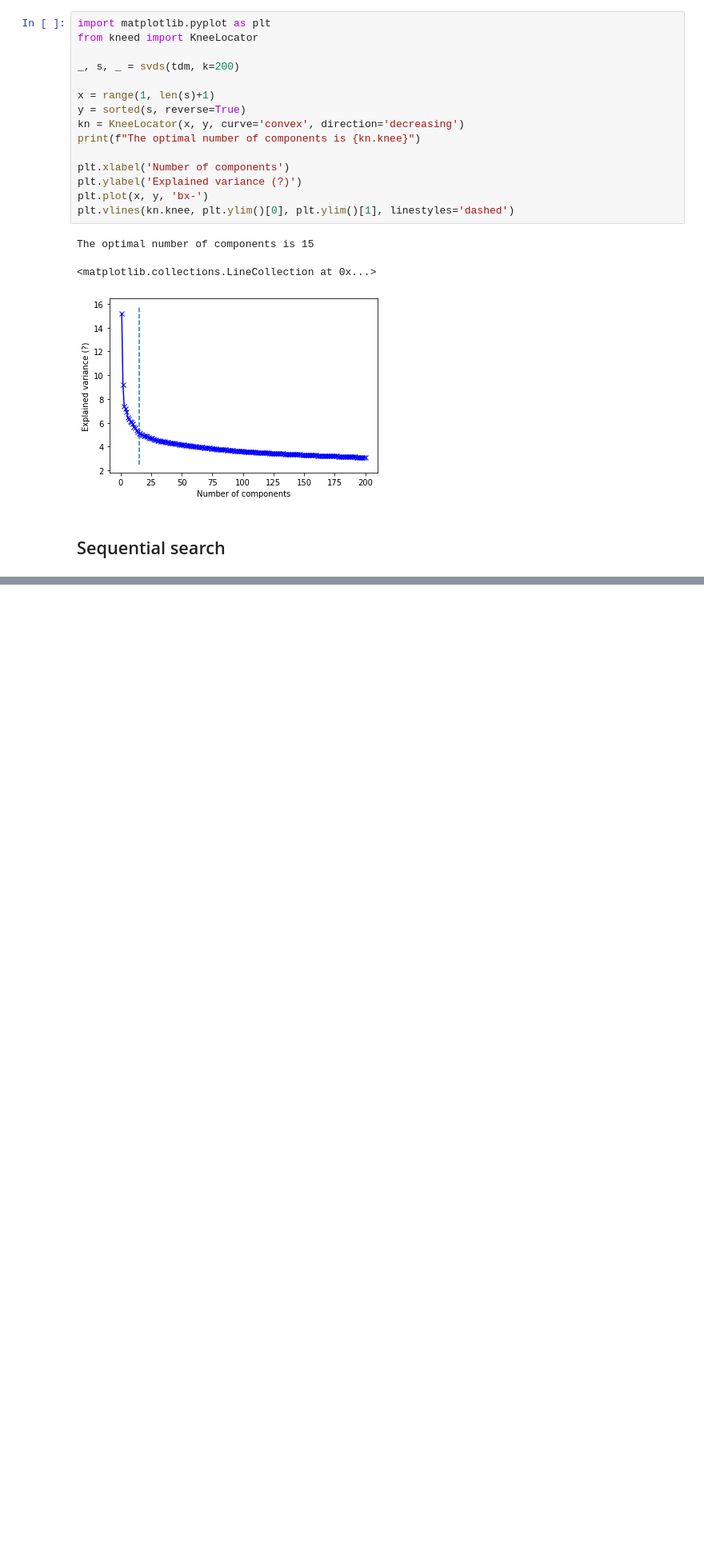
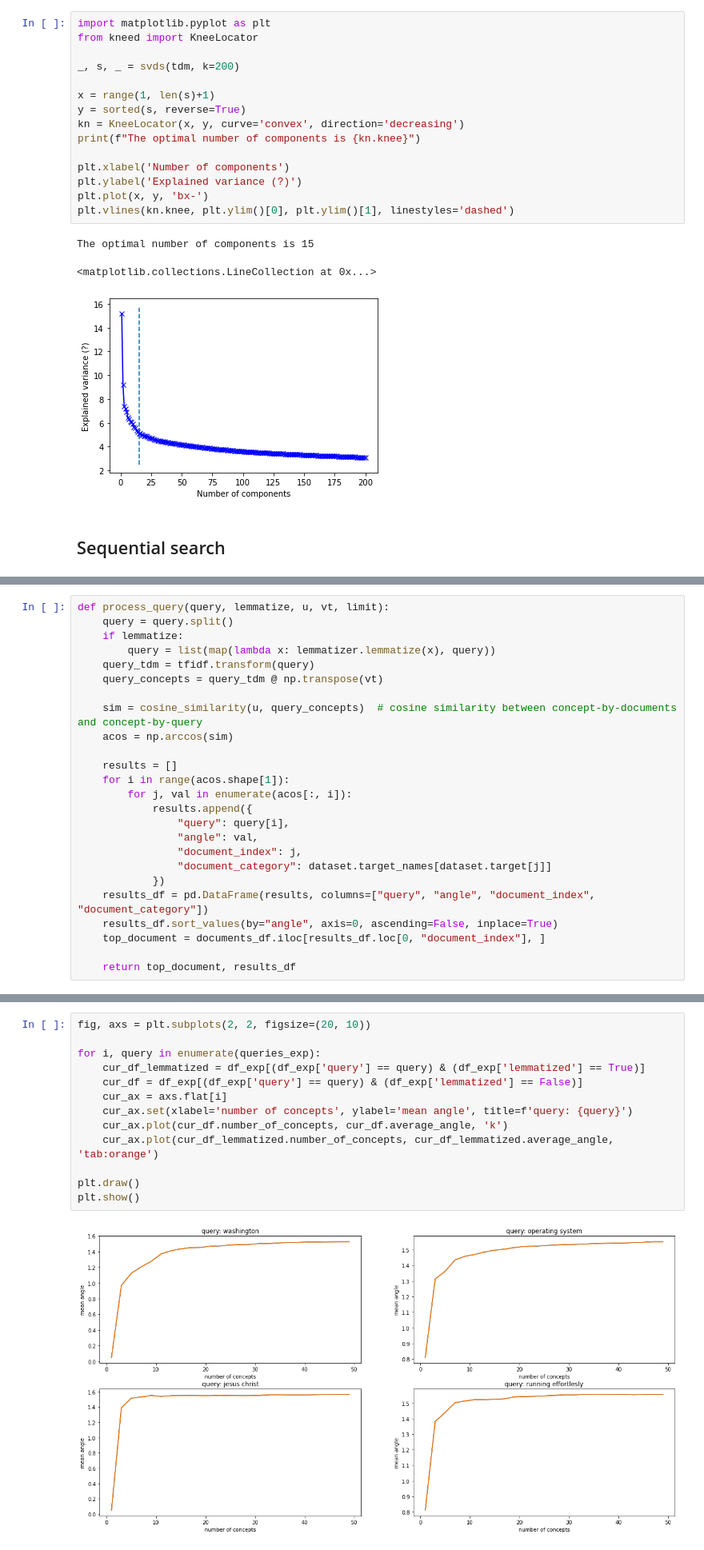
Before and after one commit to bukacdan/LSI-vector-model, a Jupyter notebook: logic/logic.ipynb, the cells around one changed output, grey strips where cells are left out. Shown at 80% size. Drawn from its saved outputs; the diff is of its cells as text; blank space fills up the shorter version.

```diff
--- a/logic/logic.ipynb
+++ b/logic/logic.ipynb
@@ -285,0 +310,25 @@ for i in res[:limit_sequential]:
+# %%
+def process_query(query, lemmatize, u, vt, limit):
+    query = query.split()
+    if lemmatize:
+        query = list(map(lambda x: lemmatizer.lemmatize(x), query))
+    query_tdm = tfidf.transform(query)
+    query_concepts = query_tdm @ np.transpose(vt)
+
+    sim = cosine_similarity(u, query_concepts)  # cosine similarity between concept-by-documents and concept-by-query
+    acos = np.arccos(sim)
+
+    results = []
+    for i in range(acos.shape[1]):
+        for j, val in enumerate(acos[:, i]):
+            results.append({
+                "query": query[i],
+                "angle": val,
+                "document_index": j,
+                "document_category": dataset.target_names[dataset.target[j]]
+            })
+    results_df = pd.DataFrame(results, columns=["query", "angle", "document_index", "document_category"])
+    results_df.sort_values(by="angle", axis=0, ascending=False, inplace=True)
+    top_document = documents_df.iloc[results_df.loc[0, "document_index"], ]
+
+    return top_document, results_df
@@ -285,0 +418,15 @@ for i in res[:limit_sequential]:
+# %%
+fig, axs = plt.subplots(2, 2, figsize=(20, 10))
+
+for i, query in enumerate(queries_exp):
+    cur_df_lemmatized = df_exp[(df_exp['query'] == query) & (df_exp['lemmatized'] == True)]
+    cur_df = df_exp[(df_exp['query'] == query) & (df_exp['lemmatized'] == False)]
+    cur_ax = axs.flat[i]
+    cur_ax.set(xlabel='number of concepts', ylabel='mean angle', title=f'query: {query}')
+    cur_ax.plot(cur_df.number_of_concepts, cur_df.average_angle, 'k')
+    cur_ax.plot(cur_df_lemmatized.number_of_concepts, cur_df_lemmatized.average_angle, 'tab:orange')
+
+plt.draw()
+plt.show()
+# %% [output]
+[figure, added]
```
Also changed, not shown: parts of 8 cells of this notebook.
